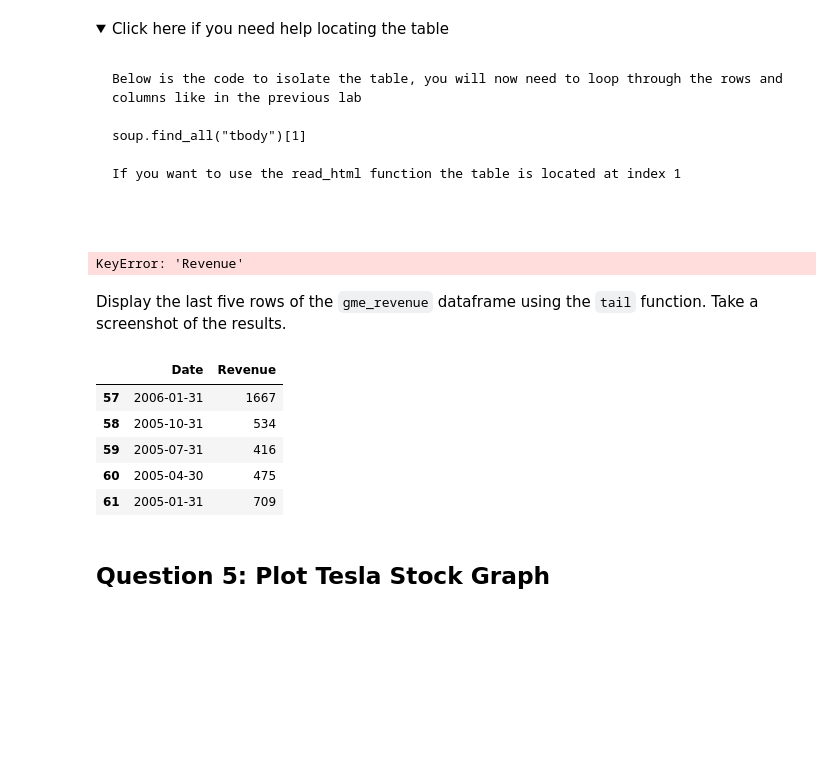
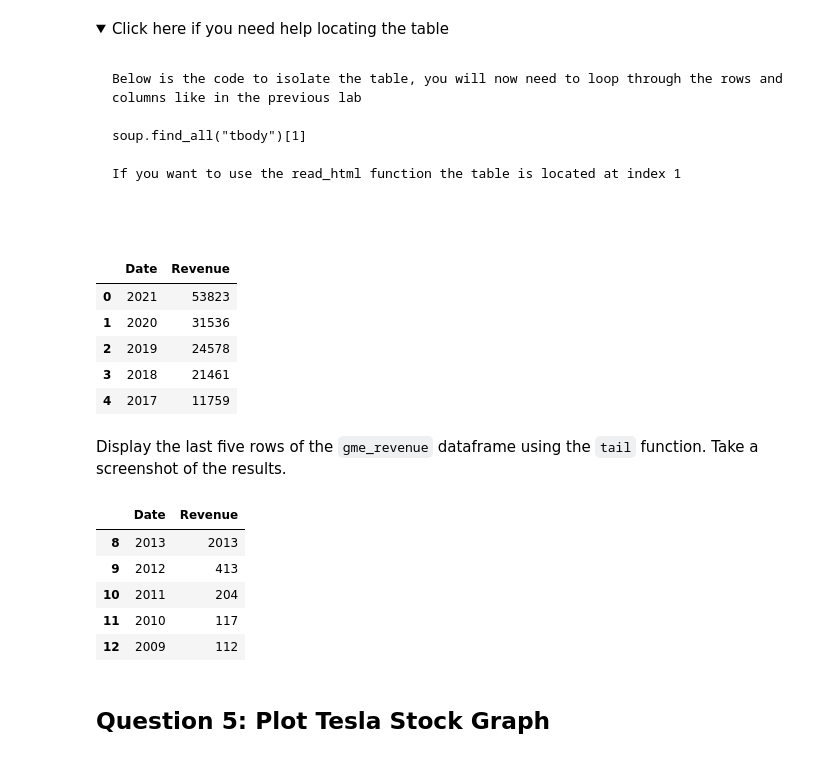
Before and after one commit to shaulamarquez/Data-Science, a Jupyter notebook: Python Project for Data Science/Final Assignment.ipynb, the cells around one changed output. Saved outputs shown, nothing was run; the diff lists cells and outputs as text; code cells hidden in the pictures; folded sections open; blank space fills up the shorter version.

```diff
--- a/Python Project for Data Science/Final Assignment.ipynb
+++ b/Python Project for Data Science/Final Assignment.ipynb
@@ -279,42 +279,45 @@ If you want to use the read_html function the table is located at index 1
 
 </details>
 # %%
-tables = soup.find_all("table")
+#tables = soup.find_all("table")
 
 data = []
 
 gme_revenue = pd.DataFrame(columns=["Date", "Revenue"])
 
 for table in tables:
-    # Check if "GameStop Quarterly Revenue" is in the table's HTML to identify the correct table
-    if "GameStop Quarterly Revenue" in table.text:
-        # Loop through each row in the table body
+    if "Revenue" in table.text:
         for row in table.find("tbody").find_all("tr"):
             col = row.find_all("td")
-            if col:  # Ensure the row has columns
-                date = col[0].text.strip()  # Extract and clean the Date
-                revenue = col[1].text.strip().replace("$", "").replace(",", "")  # Extract and clean the Revenue
-                data.append({"Date": date, "Revenue": revenue})  # Append row data as a dictionary
-        break  # Stop searching once the correct table is found
+            if col:
+                date = col[0].text.strip()
+                revenue = col[1].text.strip().replace("$", "").replace(",", "")
+                data.append({"Date": date, "Revenue": revenue})
+        break
 
 gme_revenue = pd.DataFrame(data)
 gme_revenue["Revenue"] = pd.to_numeric(gme_revenue["Revenue"], errors="coerce")
 
 
 gme_revenue.head()
 # %% [output]
-KeyError: 'Revenue'
+|  | Date | Revenue |
+| 0 | 2021 | 53823 |
+| 1 | 2020 | 31536 |
+| 2 | 2019 | 24578 |
+| 3 | 2018 | 21461 |
+| 4 | 2017 | 11759 |
 # %% [markdown]
 Display the last five rows of the `gme_revenue` dataframe using the `tail` function. Take a screenshot of the results.
 # %%
 gme_revenue.tail()
 # %% [output]
 |  | Date | Revenue |
-| 57 | 2006-01-31 | 1667 |
-| 58 | 2005-10-31 | 534 |
-| 59 | 2005-07-31 | 416 |
-| 60 | 2005-04-30 | 475 |
-| 61 | 2005-01-31 | 709 |
+| 8 | 2013 | 2013 |
+| 9 | 2012 | 413 |
+| 10 | 2011 | 204 |
+| 11 | 2010 | 117 |
+| 12 | 2009 | 112 |
 # %% [markdown]
 ## Question 5: Plot Tesla Stock Graph
 # %% [markdown]
```
Also changed, not shown: parts of 2 cells of this notebook.
